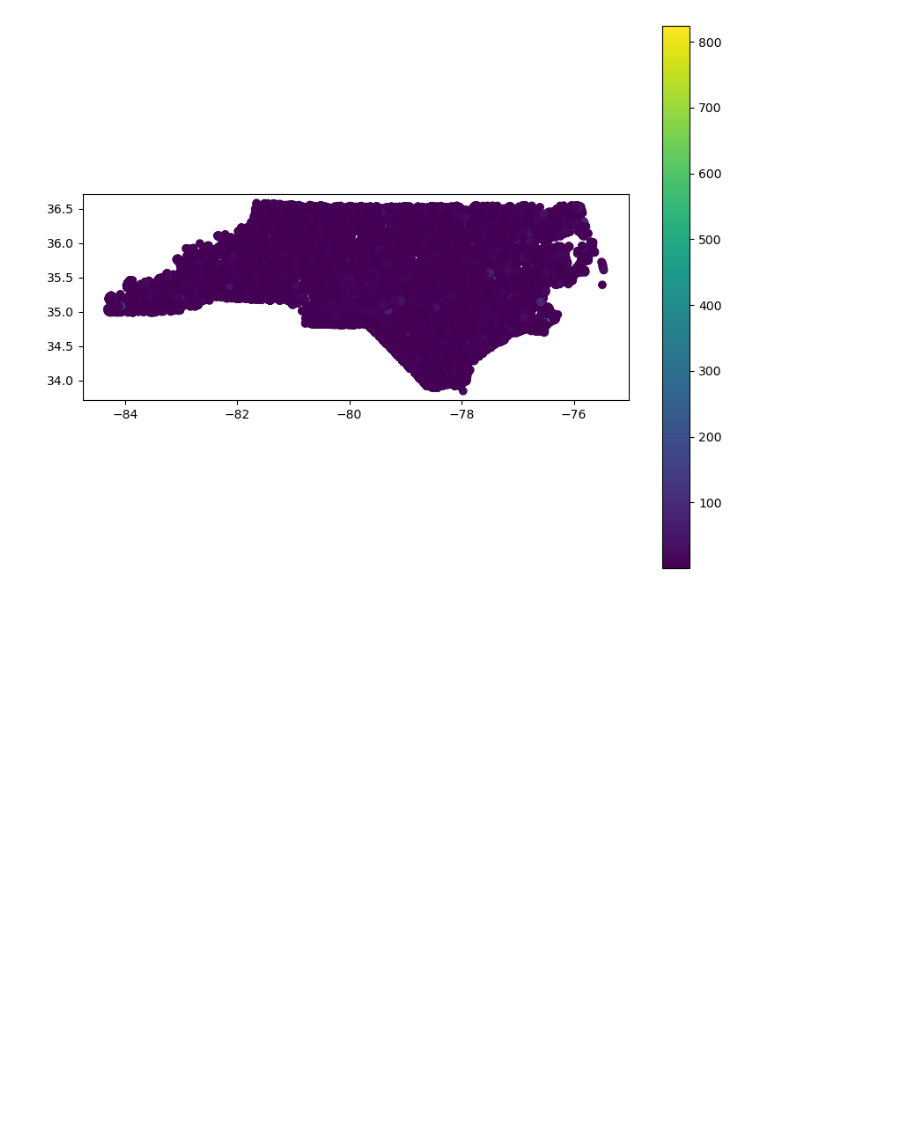
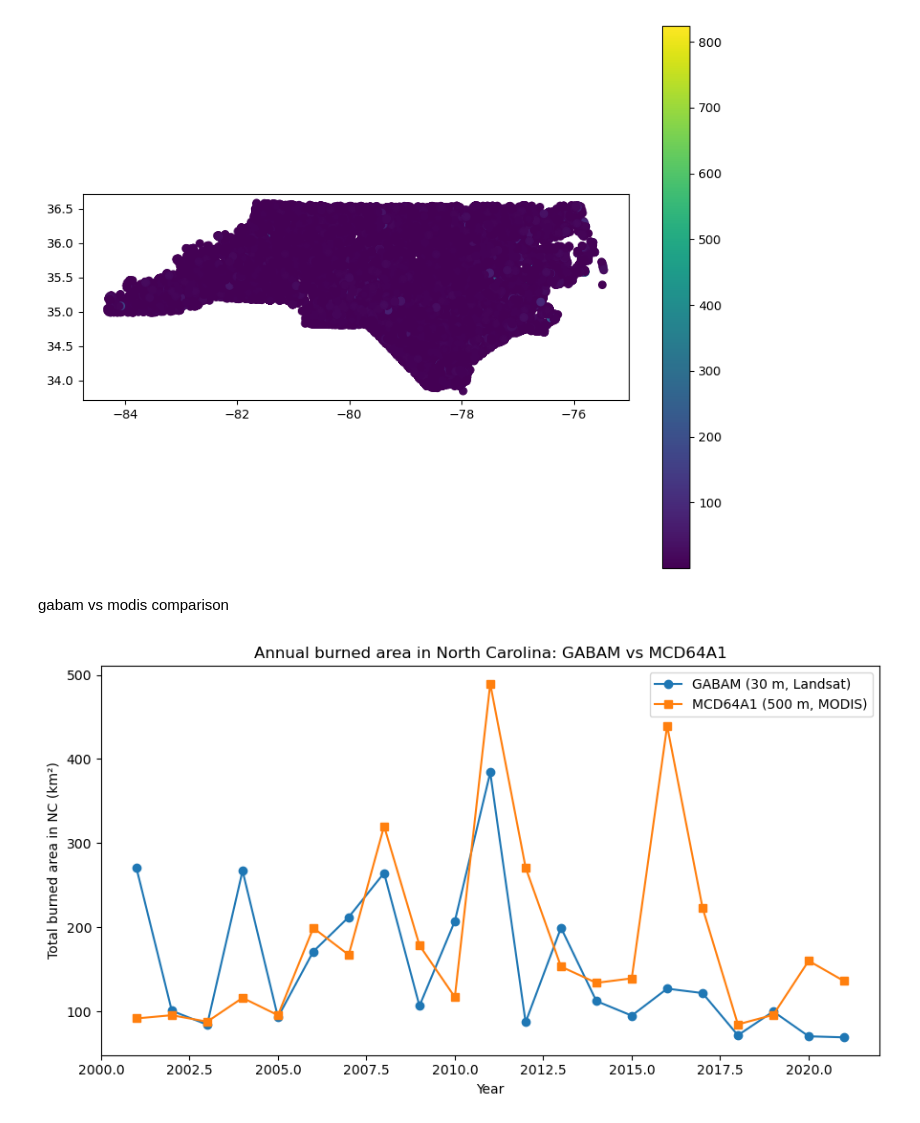
Before and after one commit to jimzhang629/peat_fire_stanback, a Jupyter notebook: notebooks/sandbox.ipynb, the cells around one changed output. Drawn from its saved outputs; the diff is of its cells as text; code cells hidden in the pictures; blank space fills up the shorter version.

Commit message:
compare gabam and modis - will next reproject gabam to epsg:5070 rather than do the complicated math

```diff
--- a/notebooks/sandbox.ipynb
+++ b/notebooks/sandbox.ipynb
@@ -53,3 +31,5 @@ viirs_snpp.plot(ax=ax, column='FRP', legend=True, cmap='viridis')
 # %% [output]
 <Axes: >
 [figure]
+# %% [markdown]
+gabam vs modis comparison
@@ -55,0 +38,69 @@ viirs_snpp.plot(ax=ax, column='FRP', legend=True, cmap='viridis')
+# %%
+import numpy as np, pandas as pd, xarray as xr, rioxarray
+from collections import defaultdict
+import matplotlib.pyplot as plt
+
+# ---------------------------------------------------------------------------
+# Accurate burned area for either CRS, returned in km^2
+# ---------------------------------------------------------------------------
+def burned_area_km2(binary):
+    """binary: boolean DataArray (True = burned), with a CRS set."""
+    if binary.rio.crs.is_geographic:                  # GABAM (EPSG:4326): area varies with latitude
+        R = 6371007.181                               # m (MODIS sphere; fine here)
+        dlon = abs(float(binary.x[1] - binary.x[0]))
+        dlat = abs(float(binary.y[1] - binary.y[0]))
+        lat  = np.deg2rad(binary.y.values)
+        row_area = (np.deg2rad(dlon) * R**2 *
+                    (np.sin(lat + np.deg2rad(dlat)/2) - np.sin(lat - np.deg2rad(dlat)/2)))  # m^2 per pixel, per row
+        return float((binary.values.sum(axis=1) * row_area).sum()) / 1e6
+    else:                                             # MODIS sinusoidal: equal-area -> constant pixel area
+        t = binary.rio.transform()
+        return float(binary.values.sum()) * abs(t.a * t.e) / 1e6
+
+# ---------------------------------------------------------------------------
+# MODIS: group monthly clipped tifs by year, OR the months into an annual mask
+# ---------------------------------------------------------------------------
+mcd_dir = data_path('processed', 'fire', 'MCD64A1_061')
+by_year = defaultdict(list)
+for f in sorted(mcd_dir.glob("MCD64A1_*_nc.tif")):
+    year = int(f.stem.split("_")[1][1:5])             # 'MCD64A1_A2017001_nc' -> 'A2017001' -> 2017
+    by_year[year].append(f)
+
+mcd_area = {}
+for year, files in by_year.items():
+    months = []
+    for f in files:
+        da = rioxarray.open_rasterio(f, masked=True).squeeze("band", drop=True)
+        months.append(da > 0)                         # burned = BurnDate 1-366; 0/-1/-2/NaN -> False
+    annual = xr.concat(months, dim="m").max("m")      # logical OR across the year's months
+    annual = annual.rio.write_crs(months[0].rio.crs)
+    mcd_area[year] = burned_area_km2(annual)
+
+# ---------------------------------------------------------------------------
+# GABAM: one annual tif each
+# ---------------------------------------------------------------------------
+gabam_dir = data_path('raw', 'fire', 'gabam')
+gabam_area = {}
+for f in sorted(gabam_dir.glob("gabam_*_nc.tif")):
+    year = int(f.stem.split("_")[1])
+    da = rioxarray.open_rasterio(f, masked=True).squeeze("band", drop=True)
+    gabam_area[year] = burned_area_km2(da > 0)
+
+# ---------------------------------------------------------------------------
+# Combine + plot
+# ---------------------------------------------------------------------------
+df = (pd.DataFrame({"gabam_km2": pd.Series(gabam_area),
+                    "mcd64_km2": pd.Series(mcd_area)})
+        .sort_index().rename_axis("year").reset_index())
+df = df[(df.year >= 2001) & (df.year <= 2021)]   # drop 2000 (MODIS partial) & 2022+ (no GABAM)
+df.to_csv(data_path('processed', 'fire', 'gabam_vs_mcd64_nc_area.csv'), index=False)
+
+fig, ax = plt.subplots(figsize=(9, 5))
+ax.plot(df.year, df.gabam_km2, marker="o", label="GABAM (30 m, Landsat)")
+ax.plot(df.year, df.mcd64_km2, marker="s", label="MCD64A1 (500 m, MODIS)")
+ax.set_xlabel("Year"); ax.set_ylabel("Total burned area in NC (km²)")
+ax.set_title("Annual burned area in North Carolina: GABAM vs MCD64A1")
+ax.legend(); fig.tight_layout()
+fig.savefig('../outputs/figures/fire/gabam_vs_mcd64_nc_area.png', dpi=150)
+# %% [output]
+[figure, added]
```
Also changed, not shown: parts of 5 cells of this notebook, 2 other files.
